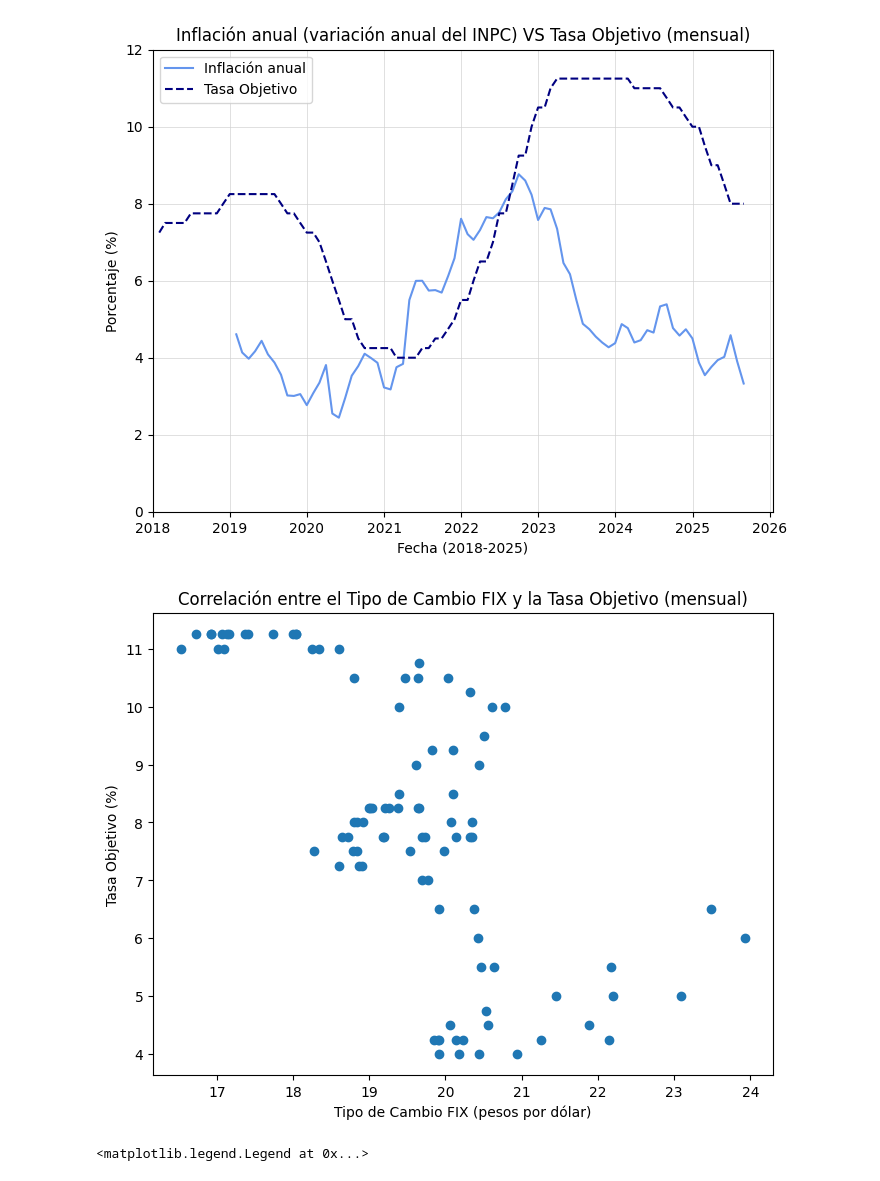
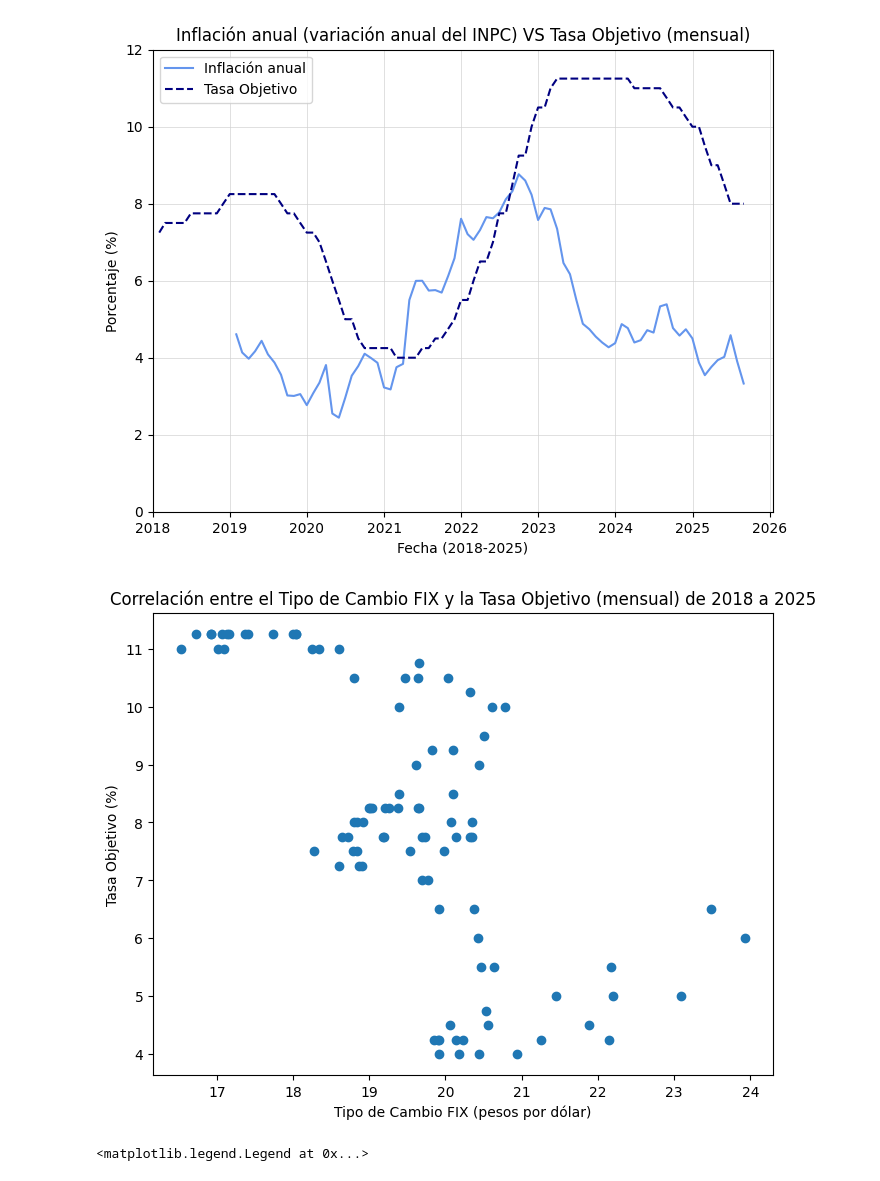
Before and after one commit to AmaKings9/banxico-analisis-inpc-fix-politica, a Jupyter notebook: notebooks/exploracion_data.ipynb, the cells around one changed output. Saved outputs shown, nothing was run; the diff lists cells and outputs as text; code cells hidden in the pictures.

```diff
--- a/notebooks/exploracion_data.ipynb
+++ b/notebooks/exploracion_data.ipynb
@@ -205,13 +205,13 @@ plt.show()
 # %%
 fig, ax_scatter = plt.subplots(figsize=(8, 6))
 ax_scatter.scatter(macro_m_df["fix"], macro_m_df["tasa_obj"])
-ax_scatter.set_title("Correlación entre el Tipo de Cambio FIX y la Tasa Objetivo (mensual)")
+ax_scatter.set_title("Correlación entre el Tipo de Cambio FIX y la Tasa Objetivo (mensual) de 2018 a 2025")
 ax_scatter.set_xlabel("Tipo de Cambio FIX (pesos por dólar)")
 ax_scatter.set_ylabel("Tasa Objetivo (%)")
 plt.savefig("../figuras/scatter_fix_tasa_obj_2018_2025.png", dpi=300, bbox_inches="tight")
 plt.show()
 # %% [output]
-[figure, old version]
+[figure, new version]
 # %%
 fix, ax_line = plt.subplots(figsize=(8, 6))
 ax_line.plot(macro_m_df["fecha"], macro_m_df["fix"], color="blue")
```
Also changed, not shown: 1 other file.
